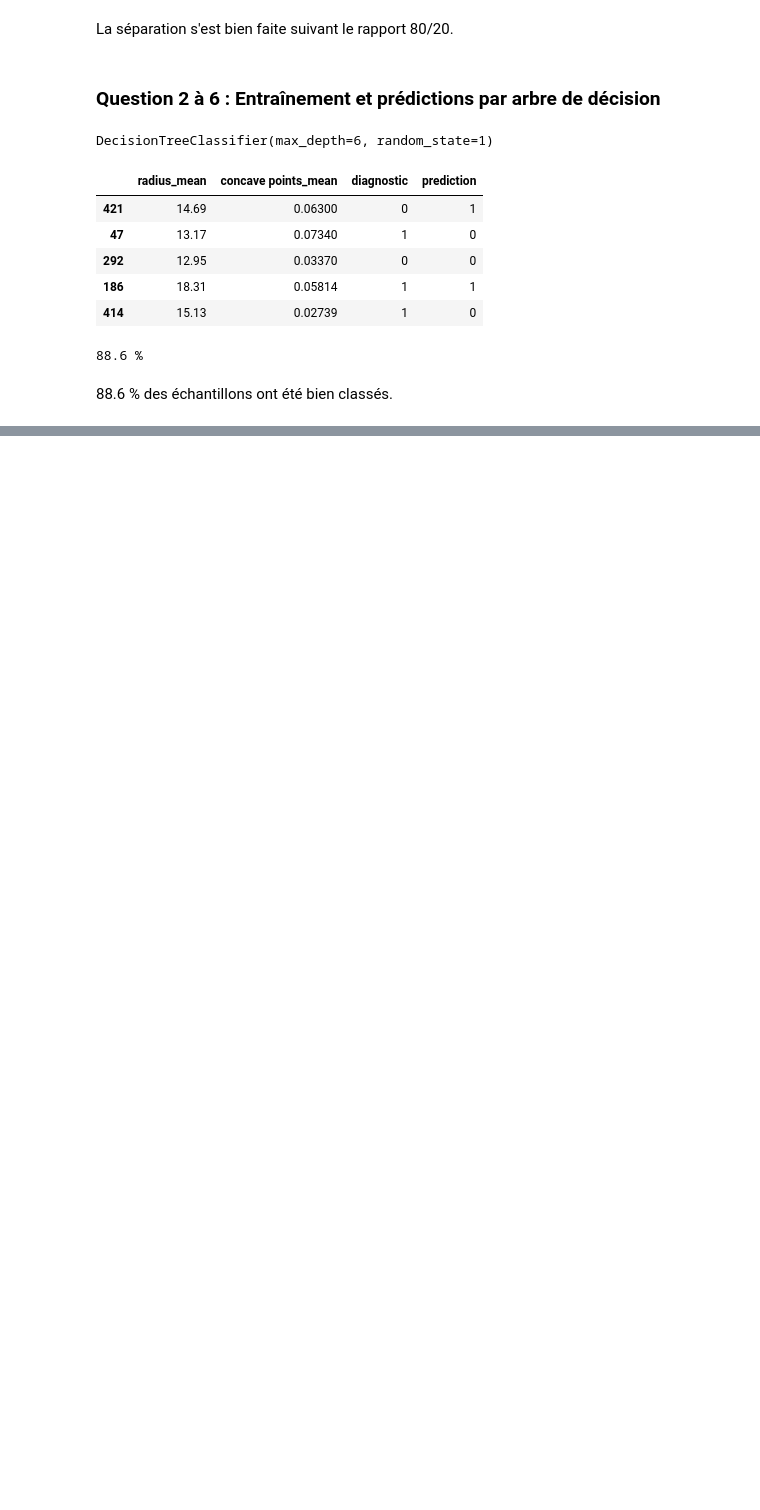
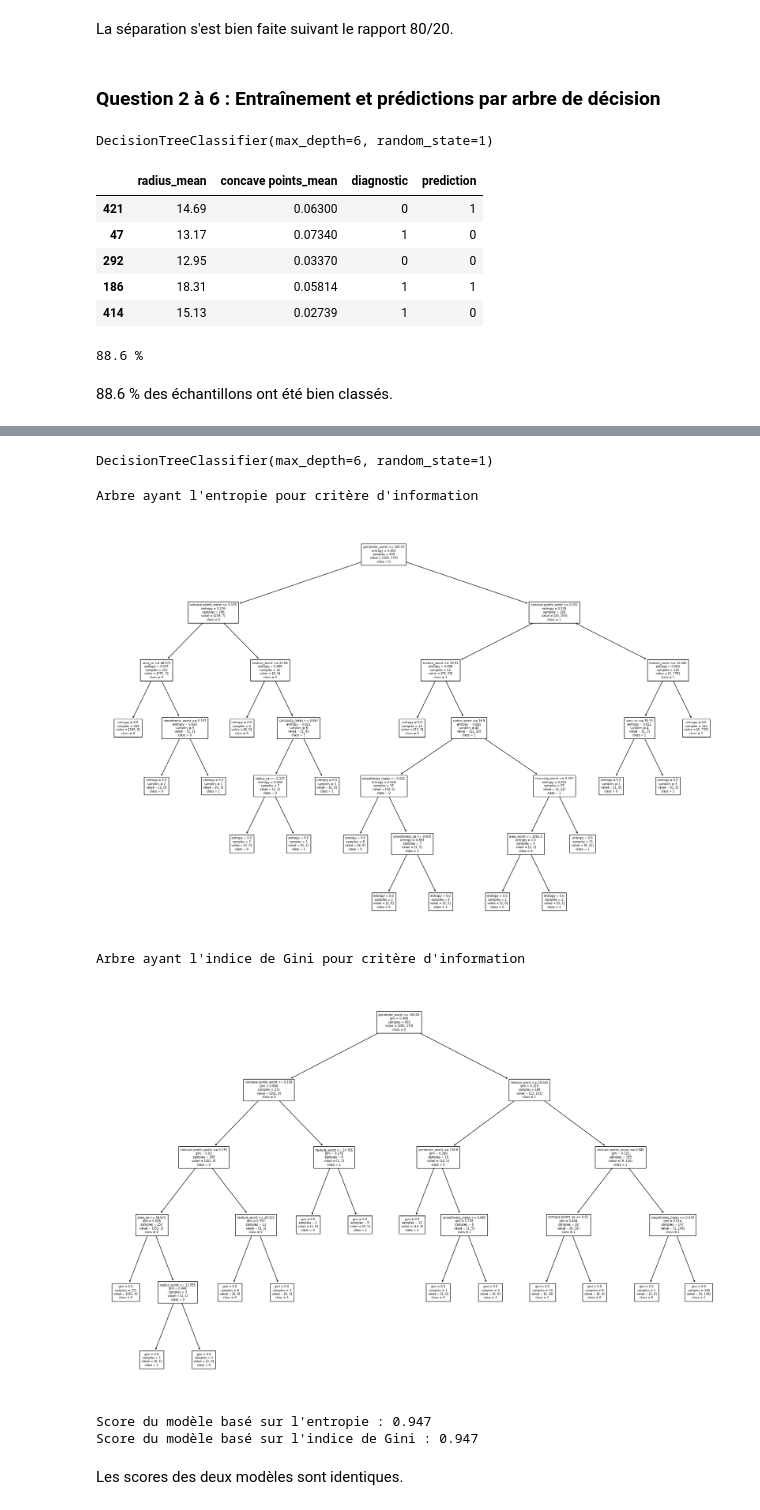
Before and after one commit to nlejay/projet_ML_supervise, a Jupyter notebook: projet_ML_lejay.ipynb, the cells around one changed output, grey strips where cells are left out. Saved outputs shown, nothing was run; the diff lists cells and outputs as text; code cells hidden in the pictures; blank space fills up the shorter version.

```diff
--- a/projet_ML_lejay.ipynb
+++ b/projet_ML_lejay.ipynb
@@ -420,0 +428,58 @@ La méthode du Hold Out partage les données en données d'entraînement et donn
+# %%
+# Sélection des features
+X = df_cancer.drop(['id', 'diagnosis'], axis=1)
+
+# Instanciations
+dt_ent = DecisionTreeClassifier(criterion='entropy', max_depth=6, random_state=1)
+dt_gini = DecisionTreeClassifier(criterion='gini', max_depth=6, random_state=1)
+
+# Train-test split
+X_train, X_test, y_train, y_test = train_test_split(X, y,
+                                                    test_size=0.2,
+                                                    random_state=1)
+
+# Entraînement des modèles
+dt_ent.fit(X_train, y_train)
+dt_gini.fit(X_train, y_train)
+# %% [output]
+DecisionTreeClassifier(max_depth=6, random_state=1)
+# %%
+print("Arbre ayant l'entropie pour critère d'information")
+feature_names = X_train.columns.tolist()
+classes = dt.classes_.astype('str').tolist()
+
+fig, ax = plt.subplots(figsize=(23,15))
+plot_tree(dt_ent, feature_names=feature_names,
+          class_names=classes,
+          fontsize=6, ax=ax)
+
+plt.show()
+
+print("Arbre ayant l'indice de Gini pour critère d'information")
+feature_names = X_train.columns.tolist()
+classes = dt.classes_.astype('str').tolist()
+
+fig, ax = plt.subplots(figsize=(23,15))
+plot_tree(dt_gini, feature_names=feature_names,
+          class_names=classes,
+          fontsize=6, ax=ax)
+
+plt.show()
+# %% [output]
+Arbre ayant l'entropie pour critère d'information
+[figure, added]
+Arbre ayant l'indice de Gini pour critère d'information
+[figure, added]
+# %%
+# Prédictions sur données de test
+y_pred_ent = dt_ent.predict(X_test)
+y_pred_gini = dt_gini.predict(X_test)
+
+# Accuracy scores
+print("Score du modèle basé sur l'entropie :", round(accuracy_score(y_test, y_pred_ent),3))
+print("Score du modèle basé sur l'indice de Gini :", round(accuracy_score(y_test, y_pred_gini),3))
+# %% [output]
+Score du modèle basé sur l'entropie : 0.947
+Score du modèle basé sur l'indice de Gini : 0.947
+# %% [markdown]
+Les scores des deux modèles sont identiques.
```
Also changed, not shown: parts of 12 cells of this notebook.
